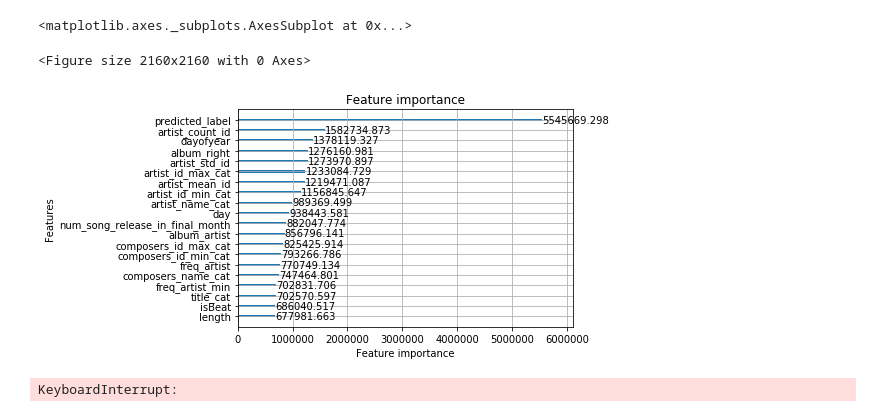
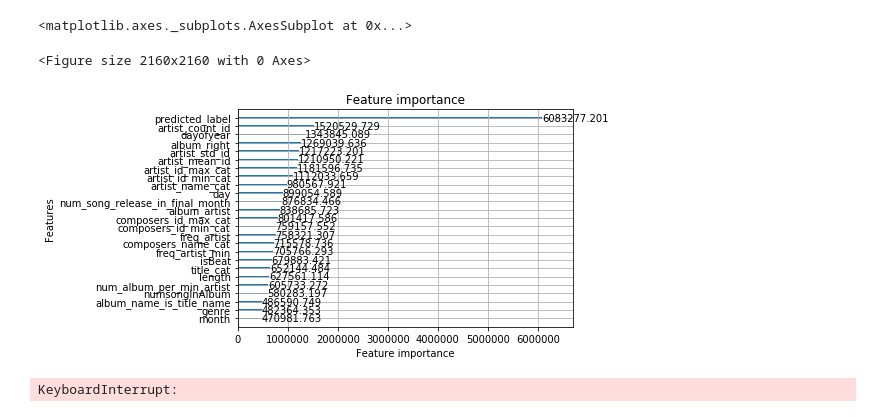
Before and after one commit to vuthede/zalo-hit-song-prediction, a Jupyter notebook: Members/De/baseline2.ipynb, the cells around one changed output. Saved outputs shown, nothing was run; the diff lists cells and outputs as text; code cells hidden in the pictures.

```diff
--- a/Members/De/baseline2.ipynb
+++ b/Members/De/baseline2.ipynb
@@ -42,7 +42,7 @@ def remove_duplicate_songs_with_low_ranks(df):
     remove_index = list(set(all_index) - set(keep_index))
     df = df.drop(remove_index)
     return df
-# df = remove_duplicate_songs_with_low_ranks(df)
+df = remove_duplicate_songs_with_low_ranks(df)
 
 # Sort by ID
 df = df.sort_values(by=['ID'])
@@ -561,10 +653,17 @@ def get_value_by_key(table, k):
         return table.loc[k], False
     return np.nan, True
 
-def assign_value(album_table, artist_table, r):
+def assign_value(album_table, artist_table, album_and_artist_table, album_artist_table, composer_table,r):
     d1,isnul1 = get_value_by_key(album_table, r.album_right)
     d2,isnul2 = get_value_by_key(artist_table, r.artist_mean_id)
-#     print(type(d2),isnul2)
+    d3,isnul3 = get_value_by_key(album_and_artist_table, r.group_album_artist_id_min_cat)
+    d4,isnul4 = get_value_by_key(album_artist_table, r.album_artist)
+    d5,isnul5 = get_value_by_key(composer_table, r.composers_id)
+
+
+#     if not isnul3 and d3["std"] < 1:
+#         return d3["mean"]
+
     if isnul1 and isnul2:
         return np.nan
     elif isnul1 and d2["std"] <2:
@@ -575,6 +674,11 @@ def assign_value(album_table, artist_table, r):
     elif not isnul1 and d1["std"] <2 and not isnul2 and d2["std"] < 2:
         return d1["mean"]
 
+#     if not isnul4 and d4["std"] <1:
+#         return d4["mean"]
+
+#     if not isnul5 and d5["std"] <1:
+#         return d5["mean"]
 
     return np.nan
 
@@ -694,6 +798,7 @@ chosen_features = [ "album_right","istrack11", "no_artist", "no_composer","freq_
                   "num_album_per_min_artist", "num_album_per_min_composer",
                    "numsongInAlbum","isSingleAlbum_onesong","artist_mean_id",
                    "artist_std_id" ,"artist_count_id","title_cat","num_same_title"]
+#                   "position_song_in_album"]
 #                      'artist_worstcount_id', 'artist_worstmean_id',  'artist_worststd_id']
 # df['artist_worstcount_id'] = df['artist_worstcount_id'].astype("category")
 # df['artist_worstmean_id'] = df['artist_worstmean_id'].astype("category")
@@ -724,7 +829,7 @@ chosen_features = [ "album_right","istrack11", "no_artist", "no_composer","freq_
 
 # chosen_features =[]
 # chosen_features += encode_features
-# chosen_features = ["album_right","freq_artist",  "day",
+# chosen_features = ["album_right","freq_artist",  "album_and_artist_tableday",
 #                      "isBeat",  "num_song_release_in_final_month",
 #                   "length","album_artist",
 #                   "artist_name_cat","composers_name_cat",
@@ -773,6 +878,9 @@ for fold_, (trn_idx, val_idx) in enumerate(folds.split(df_train.values, df_train
     # Create lookup table
     album_lookup_table = create_album_score_lookup_table(df_train.iloc[trn_idx])
     artist_lookup_table = create_artist_score_lookup_table(df_train.iloc[trn_idx])
+    album_and_artist_lookup_table  = create_album_and_artist_score_lookup_table(df_train.iloc[trn_idx])
+    album_artist_table = create_albumartist_lookup_table(df_train.iloc[trn_idx])
+    composer_table =create_composer_lookup_table(df_train.iloc[trn_idx])
 
 #     df_train["mean_album_score"]= [assign_value_album(album_lookup_table, r) for i, r in df_train.iterrows()]
 #     df_train["mean_artist_min_score"]= [assign_value_artist(artist_lookup_table, r) for i, r in df_train.iterrows()]
@@ -780,10 +888,16 @@ for fold_, (trn_idx, val_idx) in enumerate(folds.split(df_train.values, df_train
     #df_train = baysianEncodeFeature(df_train, trn_idx, 'artist_id_min', prior_weight=4, fillmissing=-1, suffix='_enc')
 #     df_train = baysianEncodeFeature(df_train, trn_idx, 'title_truncated', prior_weight=4, fillmissing=-1, suffix='_enc')
 
-    df_train["predicted_label"] = [assign_value(album_lookup_table,artist_lookup_table, r) for i, r in df_train.iterrows()]
-#     print("Percentage null in valid:", np.sum(df_train.iloc[val_idx]["predicted_label"].isnull()) / len(df_train.iloc[val_idx]))
-    df_test["predicted_label"] = [assign_value(album_lookup_table,artist_lookup_table, r) for i, r in df_test.iterrows()]
-#     print("Percentage null in test:", np.sum(df_test["predicted_label"].isnull()) / len(df_test))
+    df_train["predicted_label"] = [assign_value(album_lookup_table,artist_lookup_table,
+                                album_and_artist_lookup_table,album_artist_table,
+                                   composer_table, r) for i, r in df_train.iterrows()]
+    print("Percentage null in valid:", np.sum(df_train.iloc[val_idx]["predicted_label"].isnull()) / len(df_train.iloc[val_idx]))
+    df_test["predicted_label"] = [assign_value(album_lookup_table,artist_lookup_table,
+                                  album_and_artist_lookup_table, album_artist_table,
+                                  composer_table,r) for i, r in df_test.iterrows()]
+
+
+    print("Percentage null in test:", np.sum(df_test["predicted_label"].isnull()) / len(df_test))
 #     "mean","std","count", "min","max"
 
 #     df_train["mean1"] = [get_field_by_key(album_lookup_table, r.album_right, field="mean") for i, r in df_train.iterrows()]
@@ -888,11 +1111,11 @@ plt.hist(sub.label)
 # %%
 import matplotlib.pyplot as plt
 fig = plt.figure(figsize=(30,30))
-lgb.plot_importance(clf, max_num_features=20,importance_type='gain')
+lgb.plot_importance(clf, max_num_features=25,importance_type='gain')
 # %% [output]
 <matplotlib.axes._subplots.AxesSubplot at 0x...>
 <Figure size 2160x2160 with 0 Axes>
-[figure, old version]
+[figure, new version]
 # %%
 #https://www.kaggle.com/slundberg/interpreting-a-lightgbm-model
 import pandas as pd
```
Also changed, not shown: parts of 10 cells of this notebook, 3 other files.
